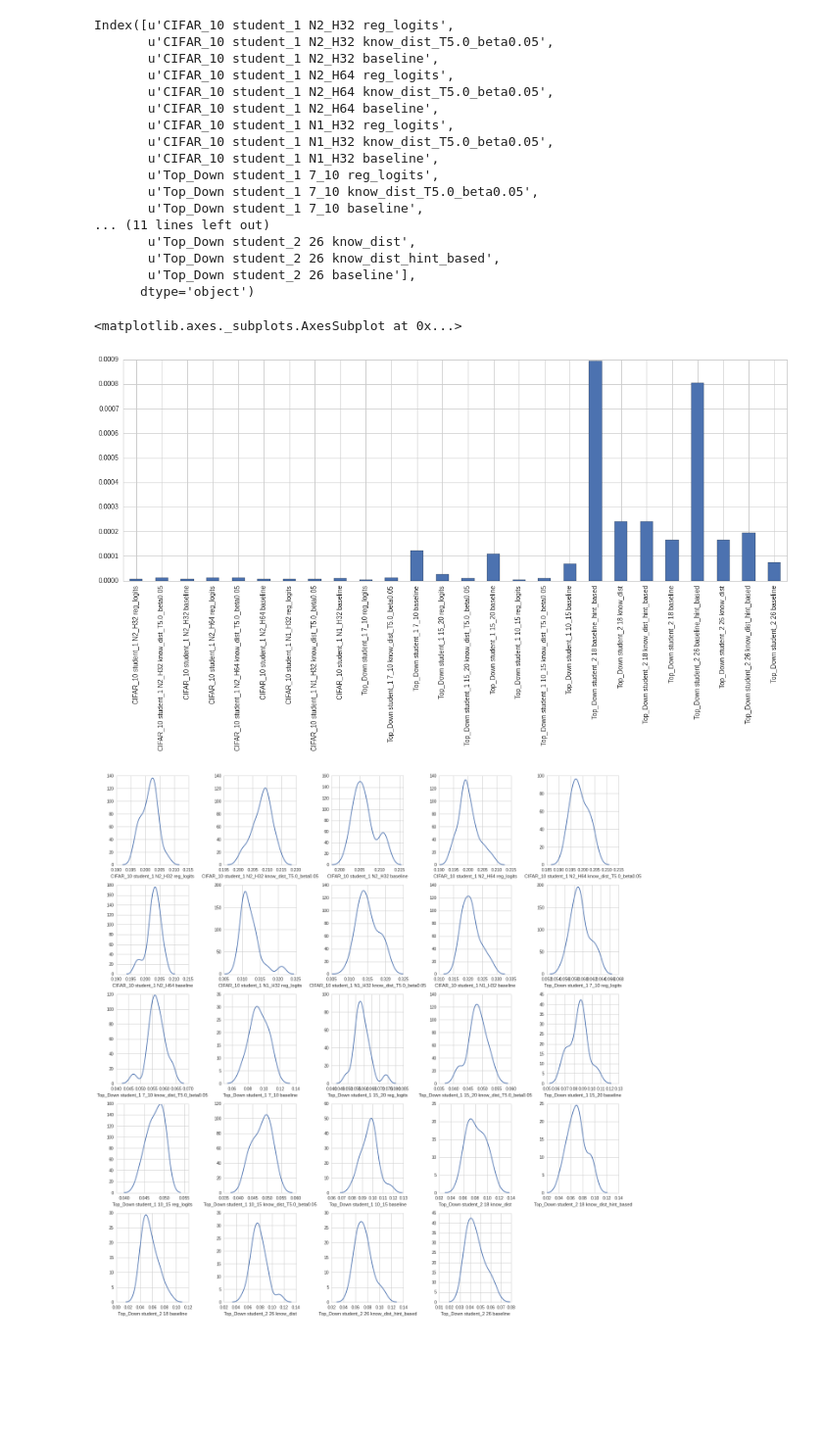
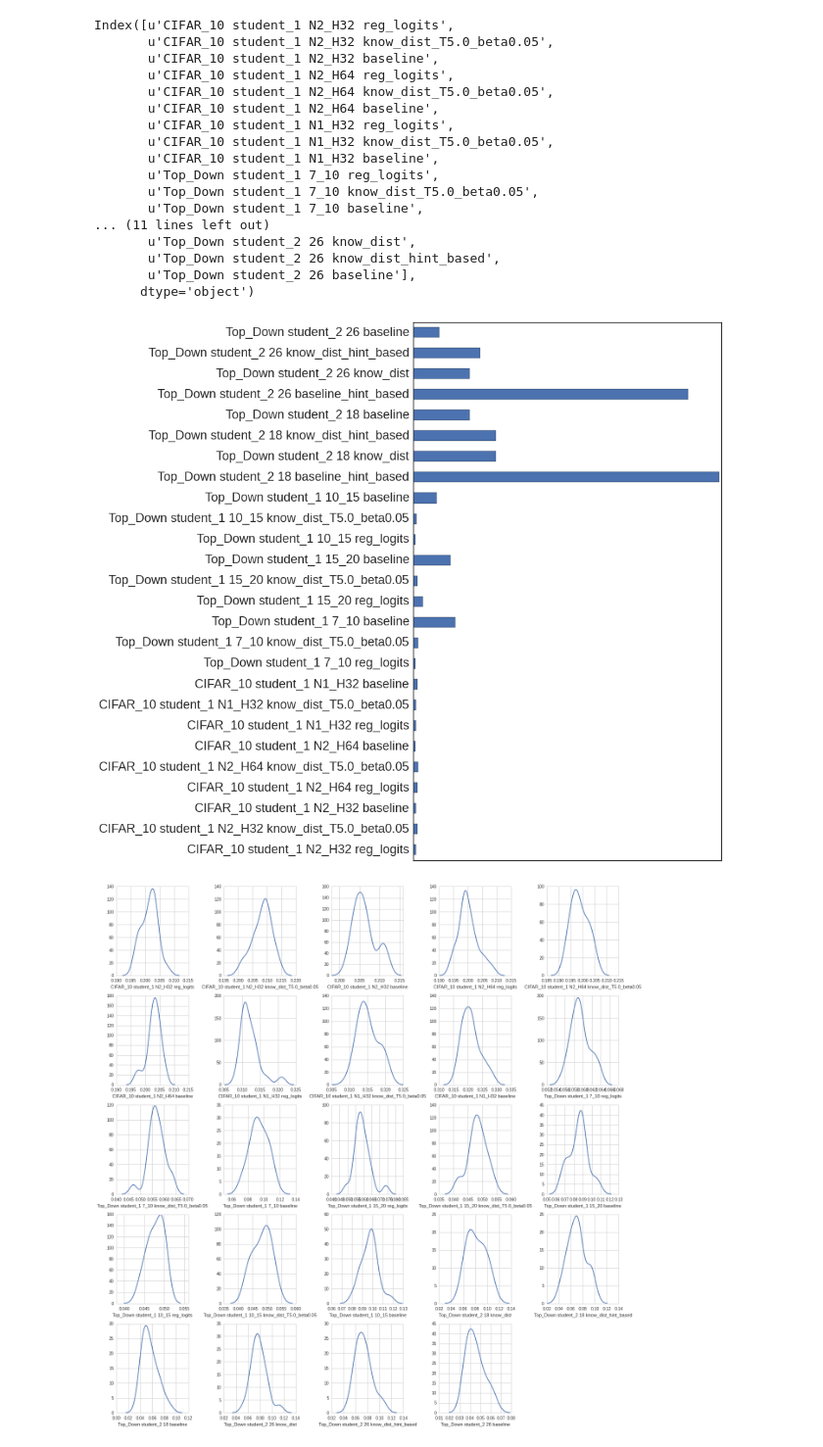
Before and after one commit to dmancevo/CompressingDeepConvNets, a Jupyter notebook: Plots/Statistical Analysis (err logs).ipynb, the cells around one changed output. Shown at 98% size. Drawn from its saved outputs; the diff is of its cells as text; code cells hidden in the pictures; blank space fills up the shorter version.

```diff
--- a/Plots/Statistical Analysis (err logs).ipynb
+++ b/Plots/Statistical Analysis (err logs).ipynb
@@ -75,11 +75,13 @@ Index([u'CIFAR_10 student_1 N2_H32 reg_logits',
        u'Top_Down student_2 26 know_dist_hint_based',
        u'Top_Down student_2 26 baseline'],
       dtype='object')
-# %%
-df.iloc[80:,:].var().plot(kind='bar')
-# %% [output]
-<matplotlib.axes._subplots.AxesSubplot at 0x...>
-[figure, removed]
+# %%
+sns.set(style="white", font_scale=1.8)
+plt.rcParams['figure.figsize'] = (8, 14)
+ax = df.iloc[80:,:].var().plot.barh(stacked=True)
+ax.axes.get_xaxis().set_visible(False)
+# %% [output]
+[figure, added]
 # %%
 from statsmodels.graphics.gofplots import qqplot
 
```
Also changed, not shown: parts of 4 cells of this notebook, 24 other files.
